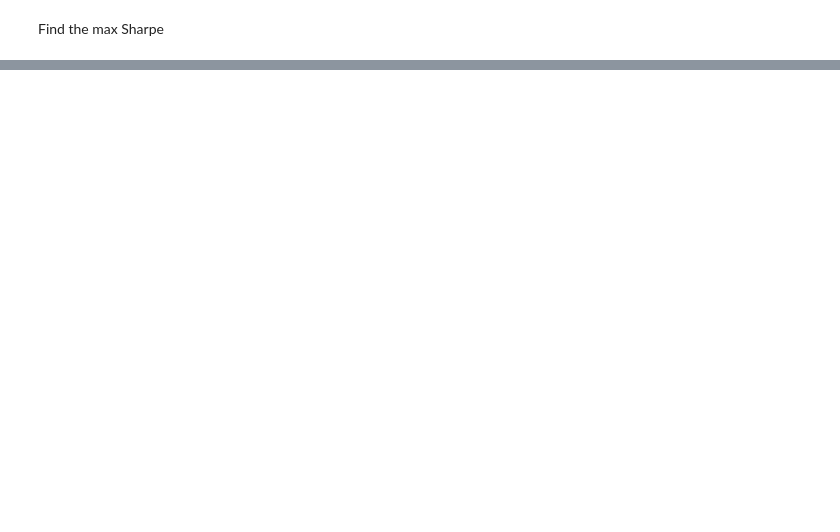
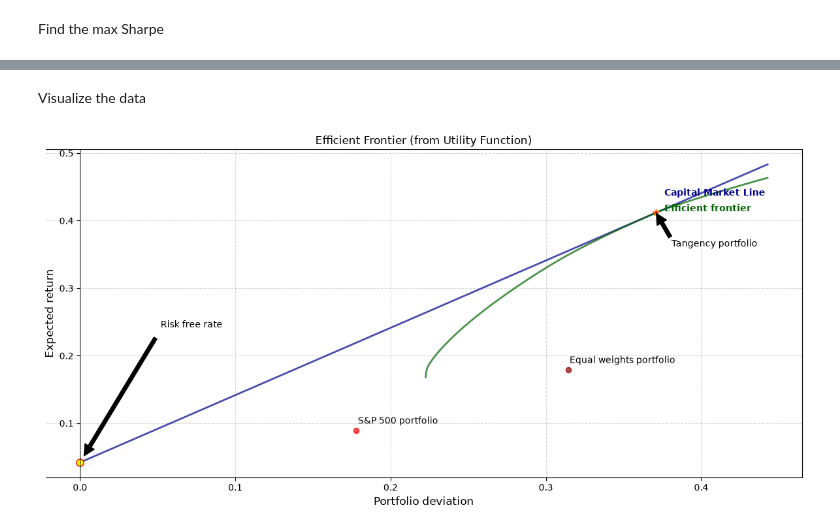
Before and after one commit to antoshens/AlgoTrade, a Jupyter notebook: python/notebooks/modern_portfolio_theory/ledoit_wolf_shrinkage.ipynb, the cells around one changed output, grey strips where cells are left out. Saved outputs shown, nothing was run; the diff lists cells and outputs as text; code cells hidden in the pictures; blank space fills up the shorter version.

```diff
--- a/python/notebooks/modern_portfolio_theory/ledoit_wolf_shrinkage.ipynb
+++ b/python/notebooks/modern_portfolio_theory/ledoit_wolf_shrinkage.ipynb
@@ -87,6 +131,6 @@ Find the Efficient Frontier distribution
 # %%
 from src.portfolio import optimize_portfolio, get_risk_free_rate
 
-optimum_df = optimize_portfolio(tickers_df=history, rf_base='T_BILLS')
+optimum_df = optimize_portfolio(tickers_df=history, rf_base='T_BILLS', opt_models=['LEDOIT_WOLF'])
 risk_free_rate = get_risk_free_rate('T_BILLS', start_date, end_date)
 risk_free_rate
@@ -113,4 +166,8 @@ stocks_w
+# %% [markdown]
+Visualize the data
 # %%
+from data.processors import log_returns
+
 fig, ax = plt.subplots(figsize=(12, 6))
 
 vol = optimum_df['vol']
@@ -119,6 +176,8 @@ returns = optimum_df['return']
 max_vol = vol.max()
 max_sharpe = sharpe.max()
 max_sharpe_ind = sharpe.idxmax()
+log_ret = log_returns(history)
+expected_returns = log_ret.mean() * TRADING_DAYS_PER_YEAR
 
 # capital distribution line
 cal_x = np.linspace(0, max_vol, 100)
@@ -164,31 +223,59 @@ ax.plot(
     linewidth=2,
 )
 
+# equal weights portfolio
+x0 = np.ones(num_assets) / num_assets
+def_x = float(np.sqrt(x0.T @ cov_shrunk @ x0))
+def_y = np.dot(x0, expected_returns)
+ax.scatter(
+    def_x,
+    def_y,
+    color='darkred',
+    alpha=0.7,
+)
+plt.text(def_x + 0.001, def_y + 0.01, 'Equal weights portfolio')
+
+# S&P 500 portfolio
+sp500_df = download_tickers_history(start_date, end_date, ['^GSPC'])
+sp500_log_ret = log_returns(sp500_df)
+
+sp500_x = sp500_log_ret.std().iloc[0] * np.sqrt(TRADING_DAYS_PER_YEAR)
+sp500_y = sp500_log_ret.mean().iloc[0] * TRADING_DAYS_PER_YEAR
+ax.scatter(
+    sp500_x,
+    sp500_y,
+    color='red',
+    alpha=0.7,
+)
+plt.text(sp500_x + 0.001, sp500_y + 0.01, 'S&P 500 portfolio')
+
 x_label = max_vol * 0.85
 y_label = returns.max() * 0.85
 # Add text on the plot
 ax.text(
     x_label,
     y_label + 0.02,
     'Efficient frontier',
     color='darkgreen',
     fontweight='bold'
 )
 
 # mark the tangency portfolio point
 plt.plot(exact_max_vol, exact_max_ret, marker="*", markersize=8, markerfacecolor="red")
 plt.annotate(
     'Tangency portfolio',
     xy=(exact_max_vol, exact_max_ret),
     xytext=(exact_max_vol + 0.01, exact_max_ret - 0.05),
     arrowprops=dict(facecolor='black', shrink=0.02)
 )
 
-plt.title('Efficient Frontier')
+plt.title('Efficient Frontier (from Utility Function)')
 plt.xlabel('Portfolio deviation', fontsize=12)
 plt.ylabel('Expected return', fontsize=12)
 
 plt.grid(True, linestyle='--', alpha=0.5)
 plt.tight_layout()
 
 plt.show()
+# %% [output]
+[figure, added]
```
Also changed, not shown: parts of 5 cells of this notebook, 2 other files.
